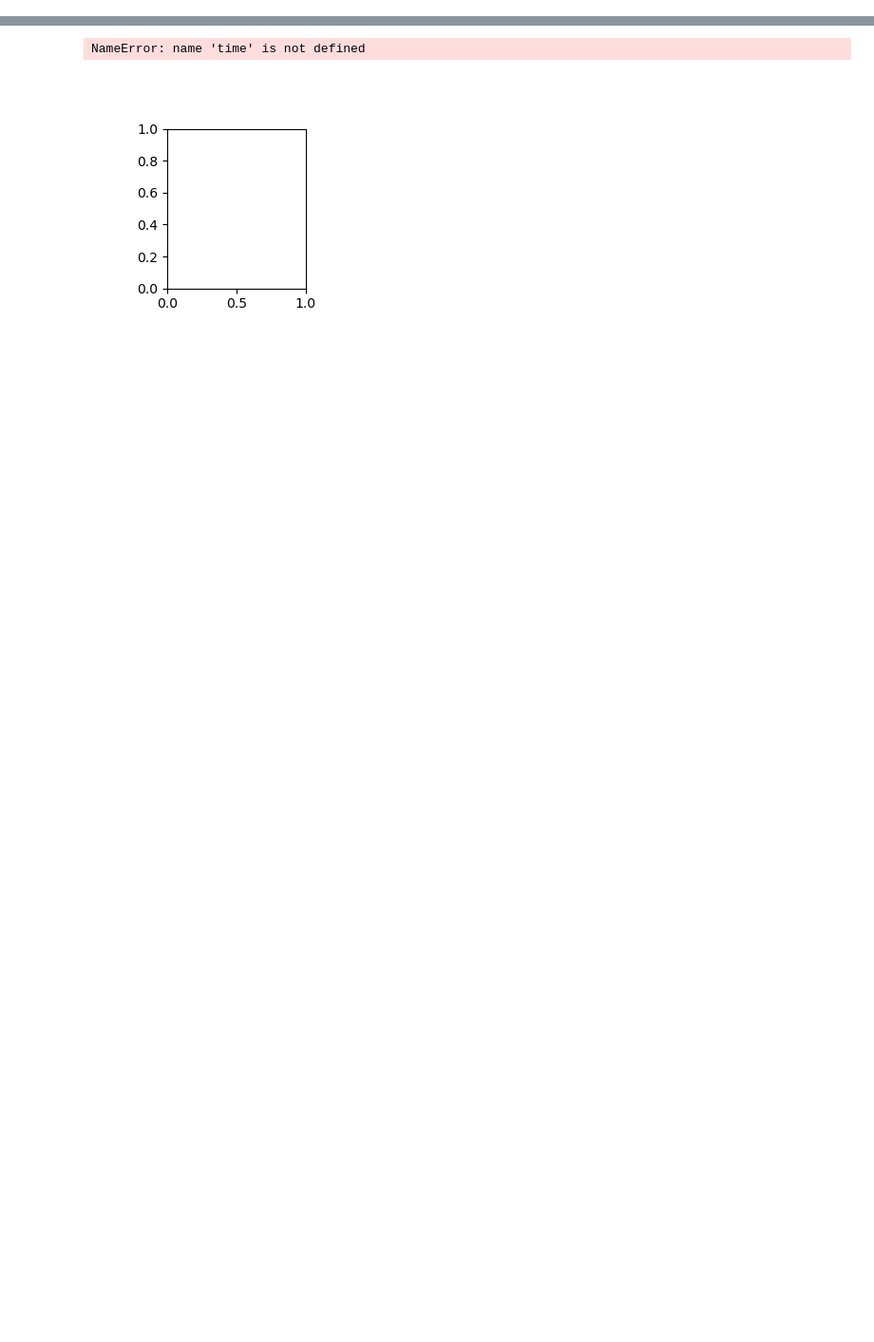
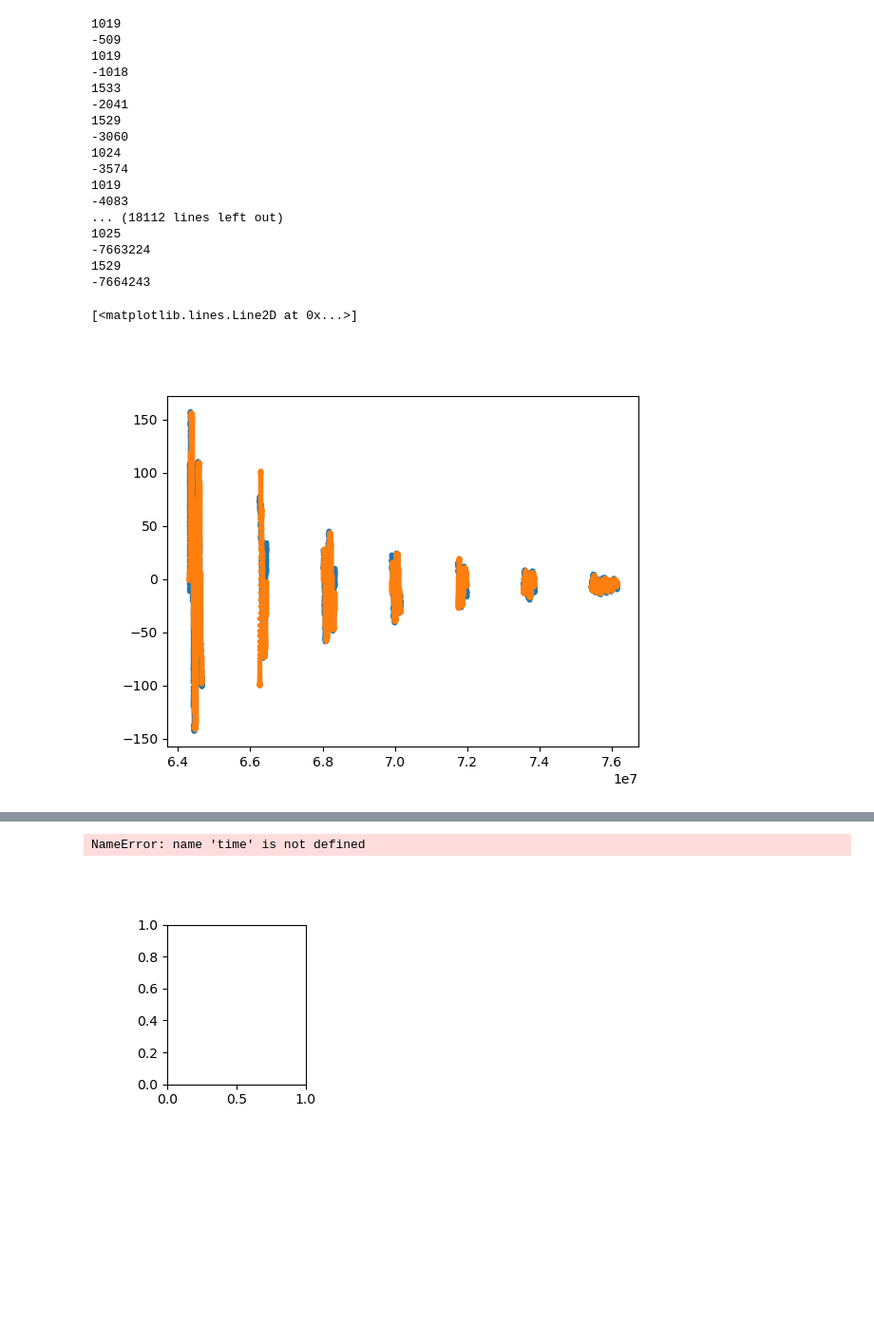
Before and after one commit to rAvioli04/CMDSAT, a Jupyter notebook: Serial Python/First Flight.ipynb, the cells around one changed output, grey strips where cells are left out. Shown at 95% size. Saved outputs shown, nothing was run; the diff lists cells and outputs as text; code cells hidden in the pictures; blank space fills up the shorter version.

```diff
--- a/Serial Python/First Flight.ipynb
+++ b/Serial Python/First Flight.ipynb
@@ -23,0 +39,65 @@ micros = np.array([int.from_bytes(line[14:16],"big",signed=False) for line in pr
+# %%
+offset = 0x10000
+count = 0
+offset_indices = flightInformation["raw2024_07_23T16_23_401.txt"]["offset_indices"]
+skip_reduction = 0
+micros_data = np.zeros(micros.size)
+
+for i in range(len(micros) - 1):
+    delta = micros[i+1] - micros[i]
+    count_offset = np.sum(offset_indices==i)
+
+    micros_data[i] = micros[i] + offset * (count + count_offset)
+    if count_offset > 0:
+        print(count_offset)
+        count = count + count_offset
+    if delta < -50000:
+        count = count + 1
+
+    if ((delta < 5000) and (delta > 750)):
+        print(delta)
+        skip_reduction -= (delta - 510)
+        print(skip_reduction)
+
+    micros_data[i] += skip_reduction
+
+
+
+
+
+
+gyro_data = gyroy[flightInformation["raw2024_07_23T16_23_401.txt"]["range"]]*bytesToAngularFreq
+micros_data = micros_data[flightInformation["raw2024_07_23T16_23_401.txt"]["range"]]
+alt_micros_data = np.copy(micros_data)
+
+plt.close()
+plt.figure()
+plt.plot(micros_data,gyro_data,'.')
+sos = signal.butter(9,80,fs=4000,output="sos")
+filt = signal.sosfilt(sos,gyro_data)
+plt.plot(micros_data,filt,'.')
+
+# filtered_gyro_data = np.abs(np.diff(filt,3)*10)
+# peaks, _ = find_peaks(filtered_gyro_data,prominence=5,distance=offset/300)
+# plt.plot(micros_data[:-3],filtered_gyro_data,'.')
+# plt.plot(micros_data[peaks], filtered_gyro_data[peaks], "x")
+# %% [output]
+1019
+-509
+1019
+-1018
+1533
+-2041
+1529
+-3060
+1024
+-3574
+1019
+-4083
+... (18112 lines left out)
+1025
+-7663224
+1529
+-7664243
+[<matplotlib.lines.Line2D at 0x...>]
+[figure, added]
```
Also changed, not shown: parts of 6 cells of this notebook.
